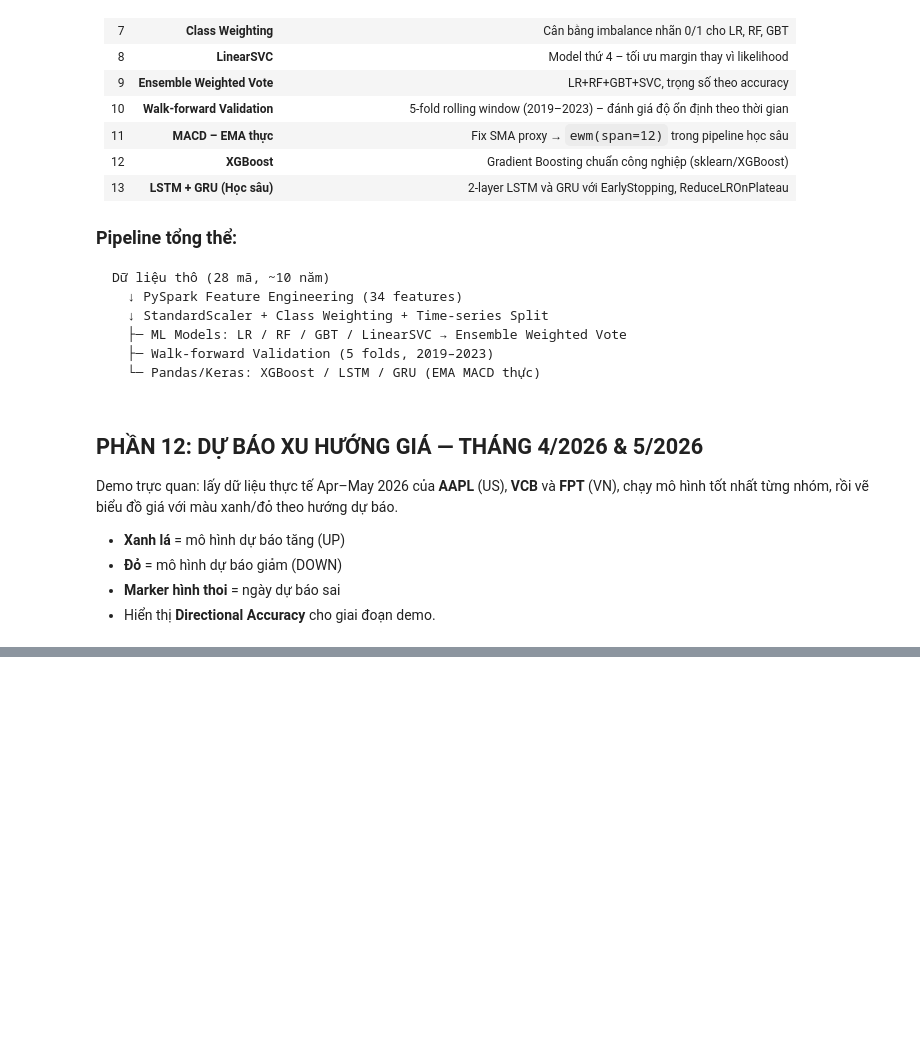
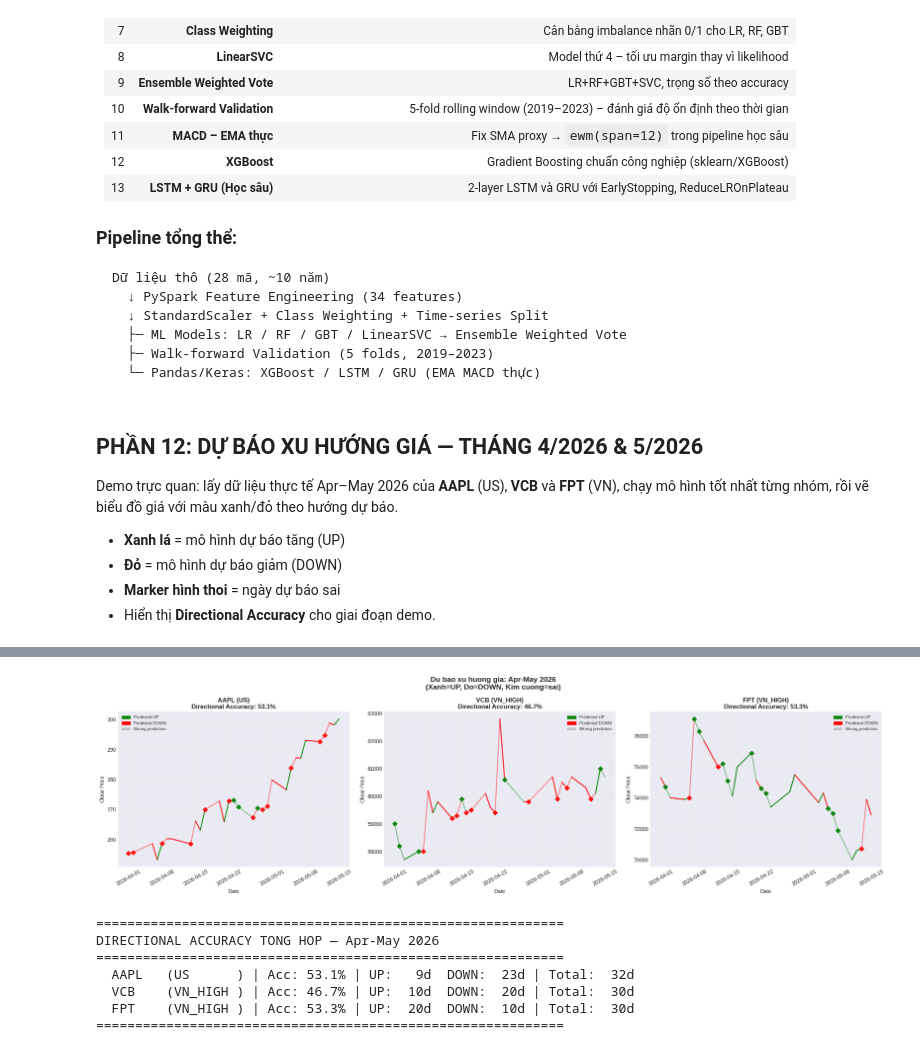
Before and after one commit to vinh27012004/DoAnTotNgiep, a Jupyter notebook: Stock_Analysis_PySpark.ipynb, the cells around one changed output, grey strips where cells are left out. Saved outputs shown, nothing was run; the diff lists cells and outputs as text; code cells hidden in the pictures; blank space fills up the shorter version.

```diff
--- a/Stock_Analysis_PySpark.ipynb
+++ b/Stock_Analysis_PySpark.ipynb
@@ -498,9 +659,9 @@ Từ đây **tất cả bước tiếp theo chạy riêng** cho từng thị tr
 # %%
 from pyspark.sql.functions import year, avg as spark_avg
 
-US_TICKERS = ['AAPL','AMZN','F','GM','GOOGL','LCID','META','MSFT','NVDA','RIVN','TSLA']
-VN_TICKERS = ['ACB','BID','CTG','FPT','HPG','HSG','KDH','MBB','MSN','NKG','NLG',
-               'SAB','TCB','VCB','VHM','VIC','VNM']
+US_TICKERS = ['AAPL','AMZN','F','GM','GOOGL','META','MSFT','NFLX','AMD','JPM','NVDA','TSLA']
+VN_TICKERS = ['ACB','BID','CTG','FPT','GAS','HPG','HSG','KDH','MBB','MSN','NKG','NLG',
+               'PNJ','SAB','SSI','TCB','VCB','VHM','VIC','VNM','VPB']
 
 # Tính avg daily volume 30 ngay cho tung VN ticker de phan nhom thanh khoan
 from pyspark.sql.window import Window as W
@@ -538,8 +699,8 @@ def create_labels(df, threshold):
     )
 
 df_us      = create_labels(df_features.filter(col('ticker').isin(US_TICKERS)),  threshold=0.015)
-df_vn_high = create_labels(df_features.filter(col('ticker').isin(VN_HIGH)),     threshold=0.010)
-df_vn_low  = create_labels(df_features.filter(col('ticker').isin(VN_LOW)),      threshold=0.015)
+df_vn_high = create_labels(df_features.filter(col('ticker').isin(VN_HIGH)),     threshold=0.005)
+df_vn_low  = create_labels(df_features.filter(col('ticker').isin(VN_LOW)),      threshold=0.010)
 
 print('\n' + '=' * 60)
 print('THONG KE 3 NHOM')
@@ -755,7 +943,7 @@ def run_xgb_pipeline(df_spark, market_name):
     print(f'  XGBoost: Accuracy={acc:.4f}  AUC-ROC={auc:.4f}')
     print(f'  Top 5: {", ".join(fi_xgb.index.tolist())}')
     print(f'\nok {market_name} XGBoost xong!')
-    return {'accuracy': acc, 'auc': auc, 'model': mdl,
+    return {'accuracy': acc, 'auc': auc, 'model': mdl, 'scaler': sc_xgb, 'features': feat_xgb,
             'ticker_acc': ticker_acc, 'feature_importance': fi_xgb,
             'df_ts': df_ts_c, 'y_ts': y_ts, 'y_pred': y_pred}
 
@@ -1188,23 +1558,29 @@ print("\nDu bao hoan tat!")
 import matplotlib.patches as mpatches
 
 fig, axes = plt.subplots(1, 3, figsize=(21, 6))
-fig.suptitle('Du bao xu huong gia: Apr–May 2026\n(Xanh=UP, Do=DOWN, Kim cuong=sai)',
+fig.suptitle('Du bao xu huong gia: Apr-May 2026\n(Xanh=UP, Do=DOWN, Kim cuong=sai)',
              fontsize=14, fontweight='bold')
 
-tickers = ['AAPL', 'VCB', 'FPT']
-group_labels = ['US', 'VN_HIGH', 'VN_HIGH']
+tickers      = ['AAPL', 'VCB', 'FPT']
+group_labels = ['US',   'VN_HIGH', 'VN_HIGH']
 
 for ax, sym, grp in zip(axes, tickers, group_labels):
-    df_plot = demo_results[sym].copy().reset_index(drop=True)
+    # Chỉ lấy phần Apr-May 2026 để vẽ
+    df_full = demo_results[sym].copy().reset_index(drop=True)
+    df_plot = df_full[df_full['time'] >= pd.Timestamp(DEMO_START)].reset_index(drop=True)
+
+    if len(df_plot) < 2:
+        ax.set_title(f'{sym}: khong du du lieu sau {DEMO_START}')
+        continue
+
     df_plot['next_close'] = df_plot['close'].shift(-1)
     df_plot['actual_dir'] = (df_plot['next_close'] > df_plot['close']).astype(int)
     df_plot = df_plot.dropna(subset=['next_close'])
 
     correct = df_plot['prediction'] == df_plot['actual_dir']
-    acc = correct.mean() * 100
+    acc     = correct.mean() * 100
 
-    # Draw price bars coloured by prediction
-    for i in range(len(df_plot)-1):
+    for i in range(len(df_plot) - 1):
         row   = df_plot.iloc[i]
         color = 'green' if row['prediction'] == 1 else 'red'
         alpha = 0.85 if correct.iloc[i] else 0.4
@@ -1213,35 +1589,47 @@ for ax, sym, grp in zip(axes, tickers, group_labels):
                 color=color, linewidth=2, alpha=alpha)
         if not correct.iloc[i]:
             ax.scatter(row['time'], row['close'], marker='D', s=40,
                        color=color, zorder=5, alpha=0.9)
 
     ax.set_title(f'{sym} ({grp})\nDirectional Accuracy: {acc:.1f}%',
                  fontsize=12, fontweight='bold')
     ax.set_xlabel('Date')
     ax.set_ylabel('Close Price')
     ax.tick_params(axis='x', rotation=30)
     ax.grid(True, alpha=0.3)
 
-    # Legend
     up_patch   = mpatches.Patch(color='green', label='Predicted UP')
     down_patch = mpatches.Patch(color='red',   label='Predicted DOWN')
     err_patch  = mpatches.Patch(facecolor='gray', alpha=0.4, label='Wrong prediction')
     ax.legend(handles=[up_patch, down_patch, err_patch], fontsize=8, loc='best')
 
 plt.tight_layout()
 plt.show()
 
 # Summary table
 print('\n' + '='*60)
 print('DIRECTIONAL ACCURACY TONG HOP — Apr-May 2026')
 print('='*60)
 for sym, grp in zip(tickers, group_labels):
-    df_plot = demo_results[sym].copy()
+    df_full  = demo_results[sym].copy()
+    df_plot  = df_full[df_full['time'] >= pd.Timestamp(DEMO_START)].copy()
     df_plot['next_close'] = df_plot['close'].shift(-1)
     df_plot['actual_dir'] = (df_plot['next_close'] > df_plot['close']).astype(int)
     df_plot = df_plot.dropna(subset=['next_close'])
-    acc     = (df_plot['prediction'] == df_plot['actual_dir']).mean() * 100
-    n_up    = (df_plot['prediction'] == 1).sum()
-    n_down  = (df_plot['prediction'] == 0).sum()
+    if len(df_plot) == 0:
+        print(f'  {sym}: khong co du lieu')
+        continue
+    acc    = (df_plot['prediction'] == df_plot['actual_dir']).mean() * 100
+    n_up   = (df_plot['prediction'] == 1).sum()
+    n_down = (df_plot['prediction'] == 0).sum()
     print(f'  {sym:<6} ({grp:<8}) | Acc: {acc:.1f}% | UP: {int(n_up):>3}d  DOWN: {int(n_down):>3}d | Total: {len(df_plot):>3}d')
 print('='*60)
+# %% [output]
+[figure, added]
+============================================================
+DIRECTIONAL ACCURACY TONG HOP — Apr-May 2026
+============================================================
+  AAPL   (US      ) | Acc: 53.1% | UP:   9d  DOWN:  23d | Total:  32d
+  VCB    (VN_HIGH ) | Acc: 46.7% | UP:  10d  DOWN:  20d | Total:  30d
+  FPT    (VN_HIGH ) | Acc: 53.3% | UP:  20d  DOWN:  10d | Total:  30d
+============================================================
```
Also changed, not shown: parts of 20 cells of this notebook, 7 other files.
